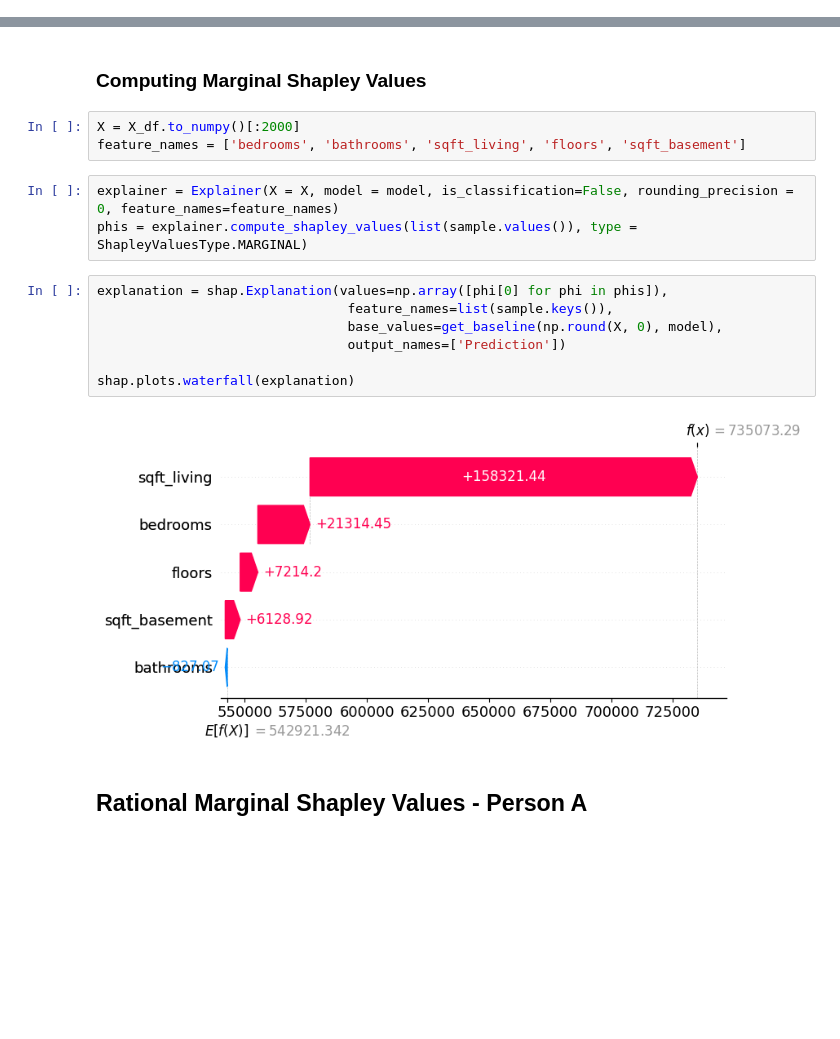
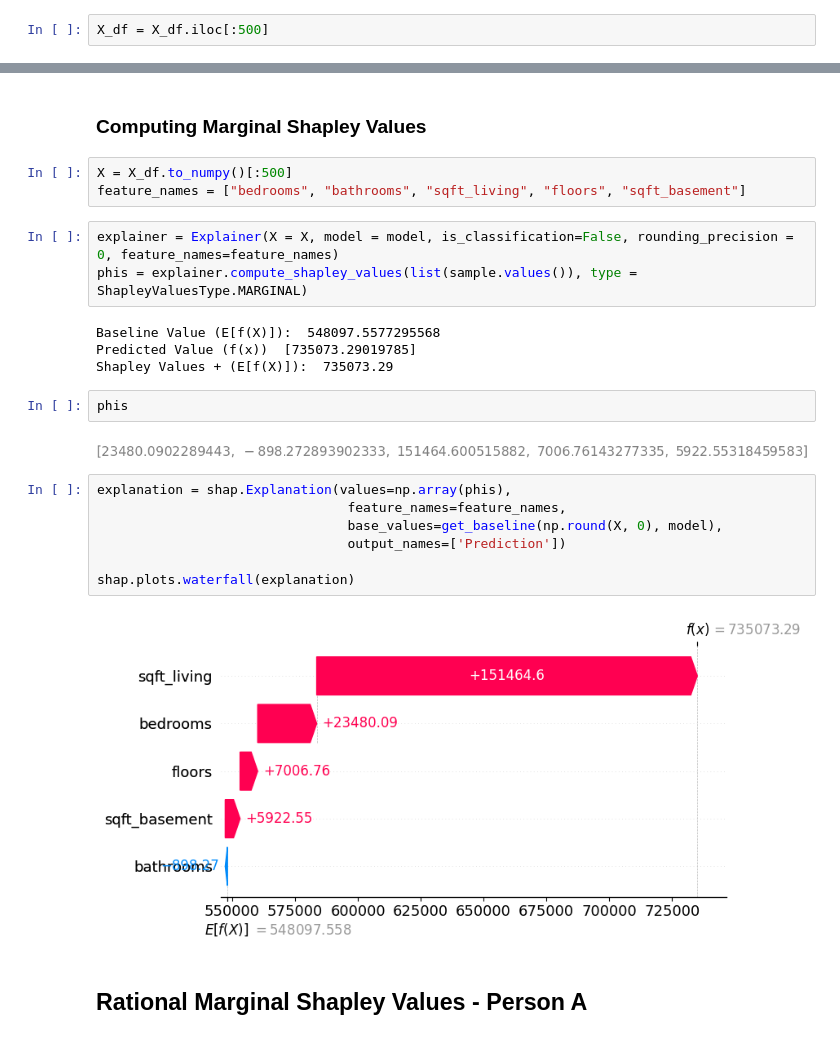
Before and after one commit to causalhypothesis/causal_shap, a Jupyter notebook: rational_shap.ipynb, the cells around one changed output, grey strips where cells are left out. Cells and saved outputs as stored; diff of their text form; blank space fills up the shorter version.

```diff
--- a/rational_shap.ipynb
+++ b/rational_shap.ipynb
@@ -61,3 +61,5 @@ model = LinearRegression()
 model.fit(X_df.to_numpy(), y.to_numpy()[:, 0])
 # %% [output]
 LinearRegression()
+# %%
+X_df = X_df.iloc[:500]
@@ -76,20 +86,28 @@ Predicted price of house 735073$
 # %% [markdown]
 ### Computing Marginal Shapley Values
 # %%
-X = X_df.to_numpy()[:2000]
-feature_names = ['bedrooms', 'bathrooms', 'sqft_living', 'floors', 'sqft_basement']
+X = X_df.to_numpy()[:500]
+feature_names = ["bedrooms", "bathrooms", "sqft_living", "floors", "sqft_basement"]
 # %%
 explainer = Explainer(X = X, model = model, is_classification=False, rounding_precision = 0, feature_names=feature_names)
 phis = explainer.compute_shapley_values(list(sample.values()), type = ShapleyValuesType.MARGINAL)
+# %% [output]
+Baseline Value (E[f(X)]):  548097.5577295568
+Predicted Value (f(x))  [735073.29019785]
+Shapley Values + (E[f(X)]):  735073.29
+# %%
+phis
+# %% [output]
+[figure, added]
 # %%
-explanation = shap.Explanation(values=np.array([phi[0] for phi in phis]),
-                                feature_names=list(sample.keys()),
+explanation = shap.Explanation(values=np.array(phis),
+                                feature_names=feature_names,
                                 base_values=get_baseline(np.round(X, 0), model),
                                 output_names=['Prediction'])
 
 shap.plots.waterfall(explanation)
 # %% [output]
-[figure, old version]
+[figure, new version]
 # %% [markdown]
 ## Rational Marginal Shapley Values - Person A
 # %% [markdown]
```
Also changed, not shown: parts of 9 cells of this notebook, 2 other files.
